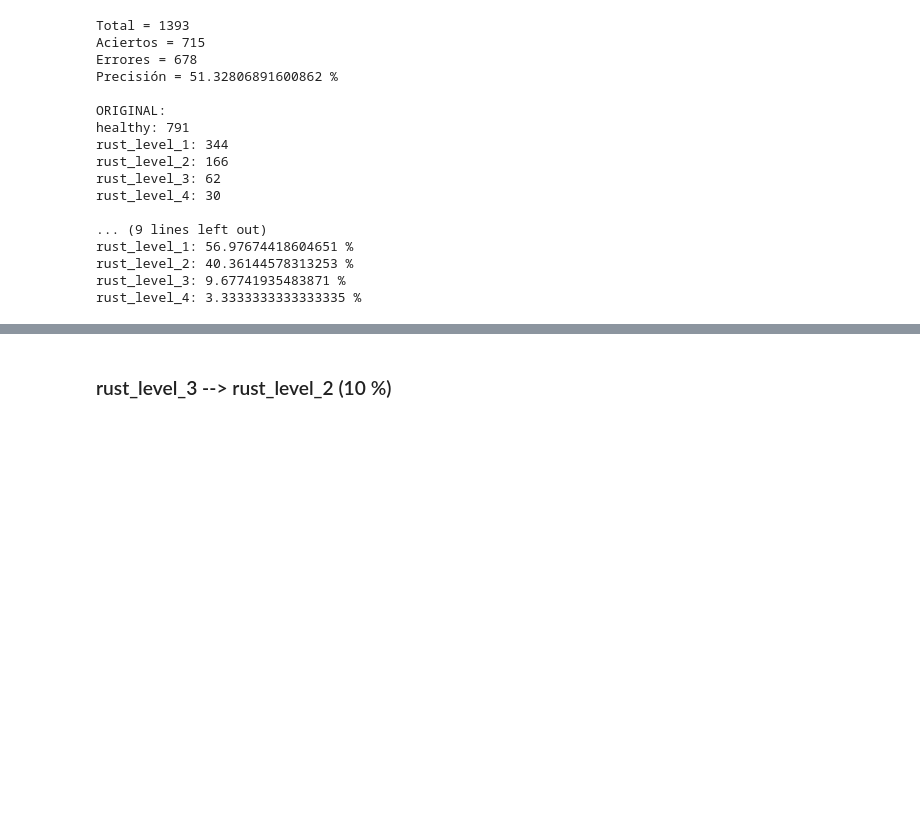
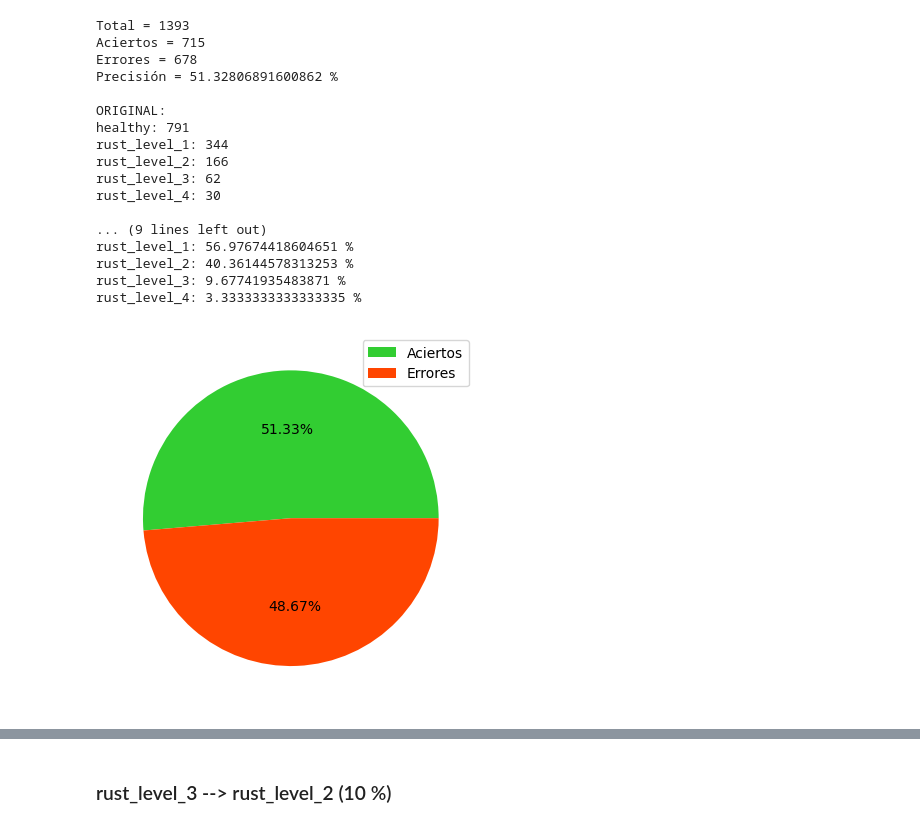
Before and after one commit to LindermanDgz/coffee-leaves-classification, a Jupyter notebook: coffee-leaves-classification.ipynb, the cells around one changed output, grey strips where cells are left out. Drawn from its saved outputs; the diff is of its cells as text; code cells hidden in the pictures; blank space fills up the shorter version.

Commit message:
Add result charts

```diff
--- a/coffee-leaves-classification.ipynb
+++ b/coffee-leaves-classification.ipynb
@@ -368,3 +368,13 @@ rust_level_1: 56.97674418604651 %
 rust_level_2: 40.36144578313253 %
 rust_level_3: 9.67741935483871 %
 rust_level_4: 3.3333333333333335 %
+# %%
+results = [hits, misses]
+labels = ['Aciertos', 'Errores']
+colors = ['limegreen', 'orangered']
+
+plt.pie(results, colors=colors, autopct='%1.2f%%')
+plt.legend(labels)
+plt.show()
+# %% [output]
+[figure, added]
```
Also changed, not shown: parts of 4 cells of this notebook.
